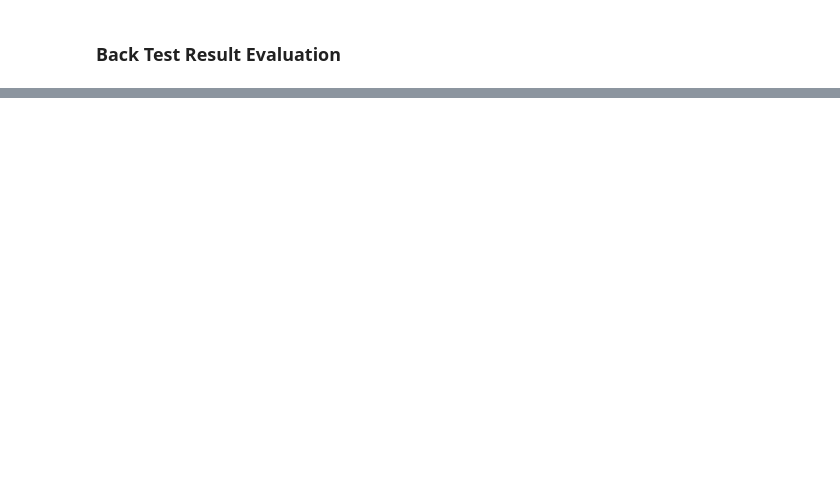
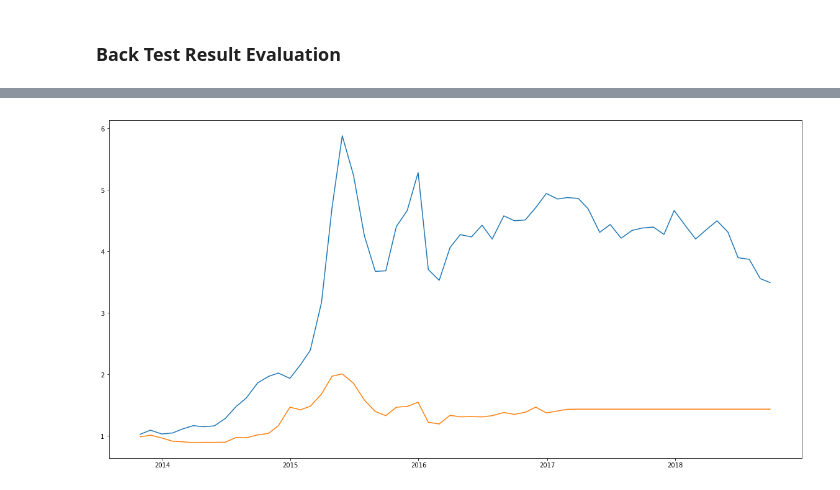
Before and after one commit to wuyue112524/PPP_Optimization, a Jupyter notebook: D_V_0_95_1130.ipynb, the cells around one changed output, grey strips where cells are left out. Drawn from its saved outputs; the diff is of its cells as text; code cells hidden in the pictures; blank space fills up the shorter version.

```diff
--- a/D_V_0_95_1130.ipynb
+++ b/D_V_0_95_1130.ipynb
@@ -179,0 +212,4 @@ final_return_df
+# %%
+plot_multiple_series(final_return_df,"date", ["cum_ret_1","sz300_cum_ret"])
+# %% [output]
+[figure, added]
```
Also changed, not shown: parts of 22 cells of this notebook, 3 other files.
